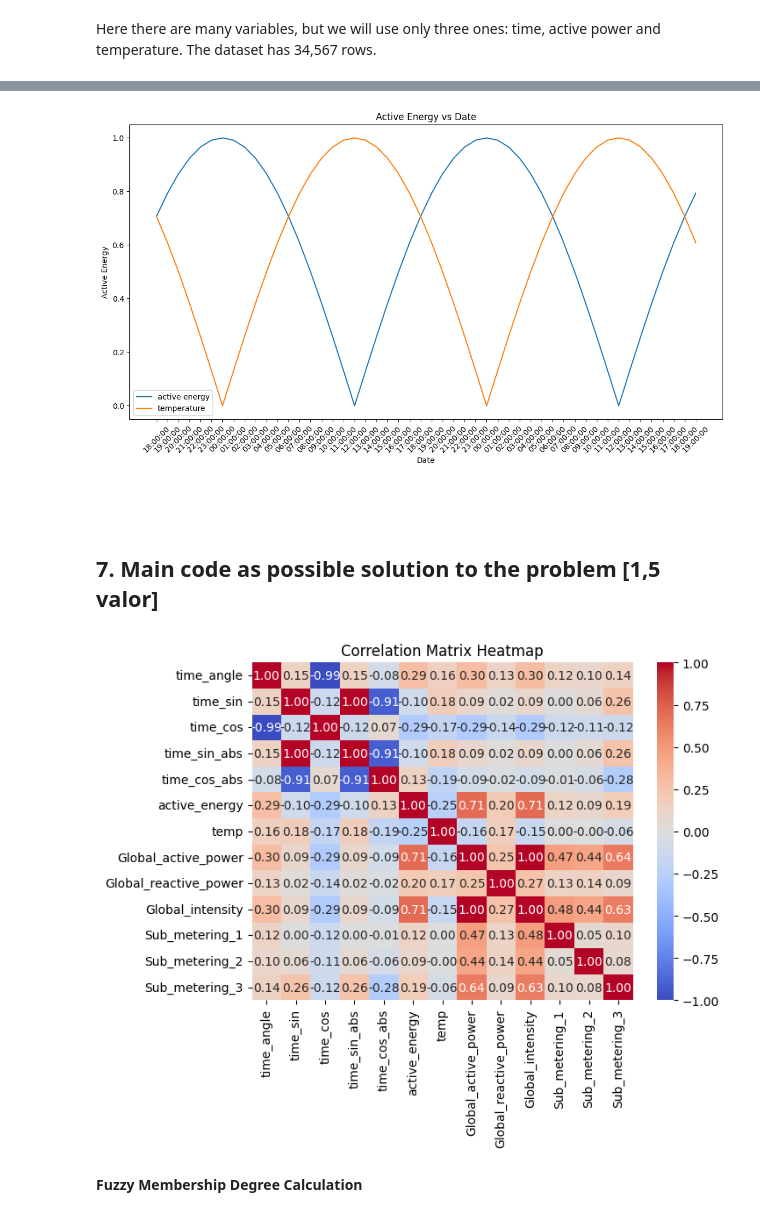
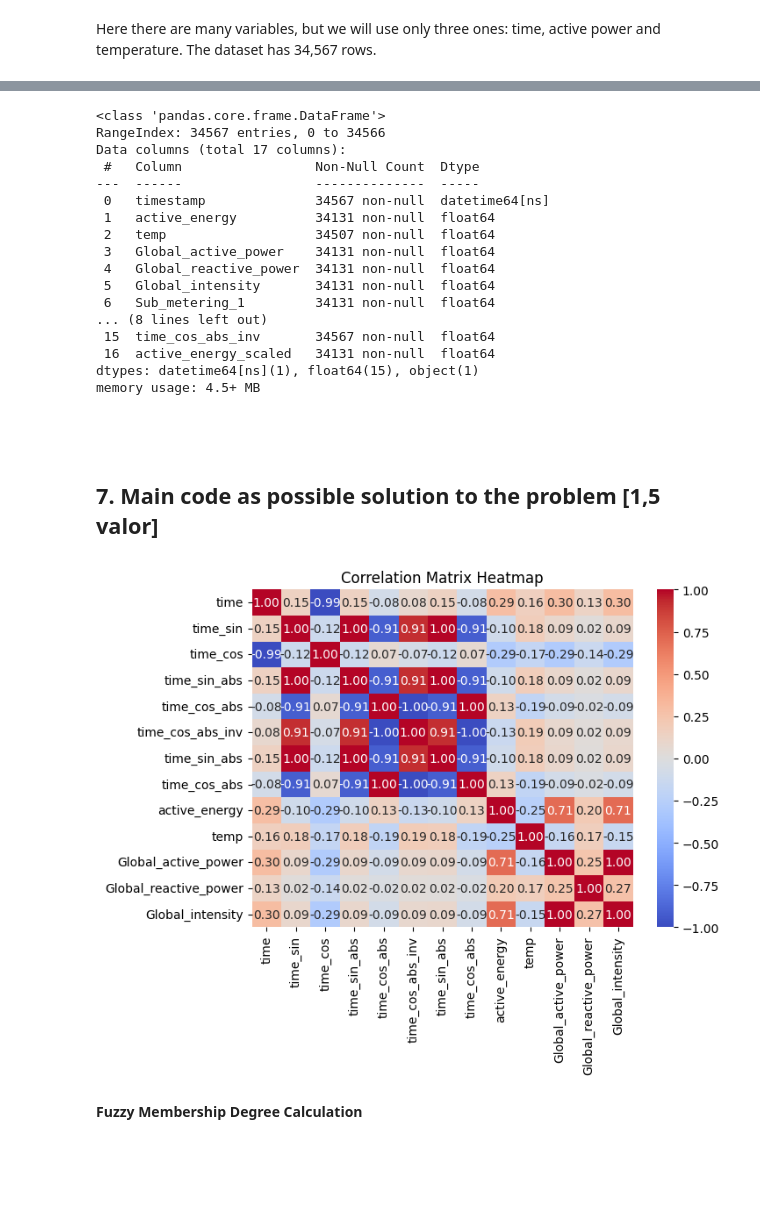
Before and after one commit to s126784/tmbd, a Jupyter notebook: Work-01-G1.ipynb, the cells around one changed output, grey strips where cells are left out. Drawn from its saved outputs; the diff is of its cells as text; code cells hidden in the pictures; blank space fills up the shorter version.

```diff
--- a/Work-01-G1.ipynb
+++ b/Work-01-G1.ipynb
@@ -124,8 +125,8 @@ To merge this datasets into a single one, we will use the date and time columns.
 # %%
 power_data['timestamp'] = pd.to_datetime(power_data['Date'] + ' ' + power_data['Time'], format='%d/%m/%Y %H:%M:%S')
 meteo_data['timestamp'] = pd.to_datetime(meteo_data['time'], format='%Y-%m-%d %H:%M:%S')
-data = pd.merge(power_data, meteo_data, on='timestamp', how='inner')
-data.head()
+data_init = pd.merge(power_data, meteo_data, on='timestamp', how='inner')
+data_init.head()
 # %% [output]
 |  | Date | Time | Global_active_power | Global_reactive_power | Voltage | Global_intensity | ... |
 | 0 | 16/12/2006 | 18:00:00 | 2.790 | 0.180 | 237.520 | 11.8 | ... |
@@ -145,20 +146,24 @@ Here there are many variables, but we will use only three ones: time, active pow
 # %%
 ### lets extract our variable of interest
 
-data_f=data[['timestamp','active_energy', 'temp','Global_active_power', 'Global_reactive_power', 'Global_intensity', 'Sub_metering_1','Sub_metering_2','Sub_metering_3' ]]
+data=data_init.copy()[['timestamp','active_energy', 'temp','Global_active_power', 'Global_reactive_power', 'Global_intensity', 'Sub_metering_1','Sub_metering_2','Sub_metering_3' ]]
 
 # Convert timestamp to datetime and then to time
-data_f['timestamp_formatted'] = pd.to_datetime(data['timestamp'], format='%H:%M:%S').dt.time
+data['timestamp_formatted'] = pd.to_datetime(data['timestamp'], format='%d/%m/%Y %H:%M:%S').dt.time
 
 # Convert times to minutes since midnight
-data_f['time_in_minutes'] = data['timestamp'].apply(lambda t: (t.hour * 60 + t.minute))
-data_f['time_sin'] = np.sin(np.pi * data_f['time_in_minutes'] / 1440)
-data_f['time_cos'] = np.cos(np.pi * data_f['time_in_minutes'] / 1440)
+data['time'] = data['timestamp'].apply(lambda t: (t.hour + t.minute / 60))
+data['time_sin'] = np.sin(np.pi * data['time'] / 24)
+data['time_cos'] = np.cos(np.pi * data['time'] / 24)
 
 #normalize time_cos to abs values
-data_f['time_cos_abs'] = np.abs(data_f['time_cos'])
-data_f['time_sin_abs'] = np.abs(data_f['time_sin'])
-data_f['time_angle'] = np.arctan2(data_f['time_sin'], data_f['time_cos'])
+data['time_cos_abs'] = np.abs(data['time_cos'])
+data['time_sin_abs'] = np.abs(data['time_sin'])
 
-data_f.head()
+data['time_cos_abs_inv'] = 1 - data['time_cos_abs']
+
+
+data['active_energy_scaled'] = data['active_energy'] / data['active_energy'].max()
+
+data.head()
 # %% [output]
@@ -189,38 +177,56 @@ See the caveats in the documentation: https://pandas.pydata.org/pandas-docs/stab
 # plot the historical data
 
 #use first 100 data points
-data_limit = data_f.head(50)
+# data_sample = data.head(80)
 
-plt.figure(figsize=(14, 7))
-plt.plot(data_limit['timestamp'], data_limit['time_cos_abs'], label='active energy')
-plt.plot(data_limit['timestamp'], data_limit['time_sin_abs'], label='temperature')
-plt.xticks(data_limit['timestamp'], data_limit['timestamp_formatted'], rotation=45)
+# plt.figure(figsize=(14, 7))
+# plt.plot(data_sample['timestamp'], data_sample['time_cos_abs'], label='time_cos')
+# plt.plot(data_sample['timestamp'], data_sample['time_sin_abs'], label='time_sin')
+# plt.plot(data_sample['timestamp'], data_sample['active_energy_scaled'], label='active energy')
+# plt.xticks(data_sample['timestamp'], data_sample['timestamp_formatted'], rotation=45)
 
-plt.xlabel('Date')
-plt.ylabel('Active Energy')
-plt.title('Active Energy vs Date')
-plt.legend()
-plt.show()
+# plt.xlabel('Date')
+# plt.ylabel('Active Energy')
+# plt.title('Active Energy vs Date')
+# plt.legend()
+# plt.show()
+data.info()
 # %% [output]
-[figure, removed]
+<class 'pandas.core.frame.DataFrame'>
+RangeIndex: 34567 entries, 0 to 34566
+Data columns (total 17 columns):
+ #   Column                 Non-Null Count  Dtype
+---  ------                 --------------  -----
+ 0   timestamp              34567 non-null  datetime64[ns]
+ 1   active_energy          34131 non-null  float64
+ 2   temp                   34507 non-null  float64
+ 3   Global_active_power    34131 non-null  float64
+ 4   Global_reactive_power  34131 non-null  float64
+ 5   Global_intensity       34131 non-null  float64
+ 6   Sub_metering_1         34131 non-null  float64
+... (8 lines left out)
+ 15  time_cos_abs_inv       34567 non-null  float64
+ 16  active_energy_scaled   34131 non-null  float64
+dtypes: datetime64[ns](1), float64(15), object(1)
+memory usage: 4.5+ MB
 # %% [markdown]
 <br><br>
 
 ## 7. Main code as possible solution to the problem [1,5 valor]
 # %%
-data_ff=data_f[['time_angle', 'time_sin', 'time_cos', 'time_sin_abs', 'time_cos_abs', 'active_energy', 'temp', 'Global_active_power', 'Global_reactive_power', 'Global_intensity', 'Sub_metering_1', 'Sub_metering_2', 'Sub_metering_3']]
+data_ff=data[['time', 'time_sin', 'time_cos', 'time_sin_abs', 'time_cos_abs', 'time_cos_abs_inv', 'time_sin_abs', 'time_cos_abs', 'active_energy', 'temp', 'Global_active_power', 'Global_reactive_power', 'Global_intensity']]
 
 #heatmap to better understand relationship between variables.
 
 # Compute correlation matrix for these columns
 correlation_matrix = data_ff.corr()
 
 # Plot the heatmap
 plt.figure(figsize=(7,5))
 sns.heatmap(correlation_matrix, annot=True, cmap="coolwarm", vmin=-1, vmax=1, fmt=".2f")
 plt.title("Correlation Matrix Heatmap")
 plt.show()
 # %% [output]
-[figure, old version]
+[figure, new version]
 # %% [markdown]
 **Fuzzy Membership Degree Calculation**
```
Also changed, not shown: parts of 11 cells of this notebook, 1 other file.
